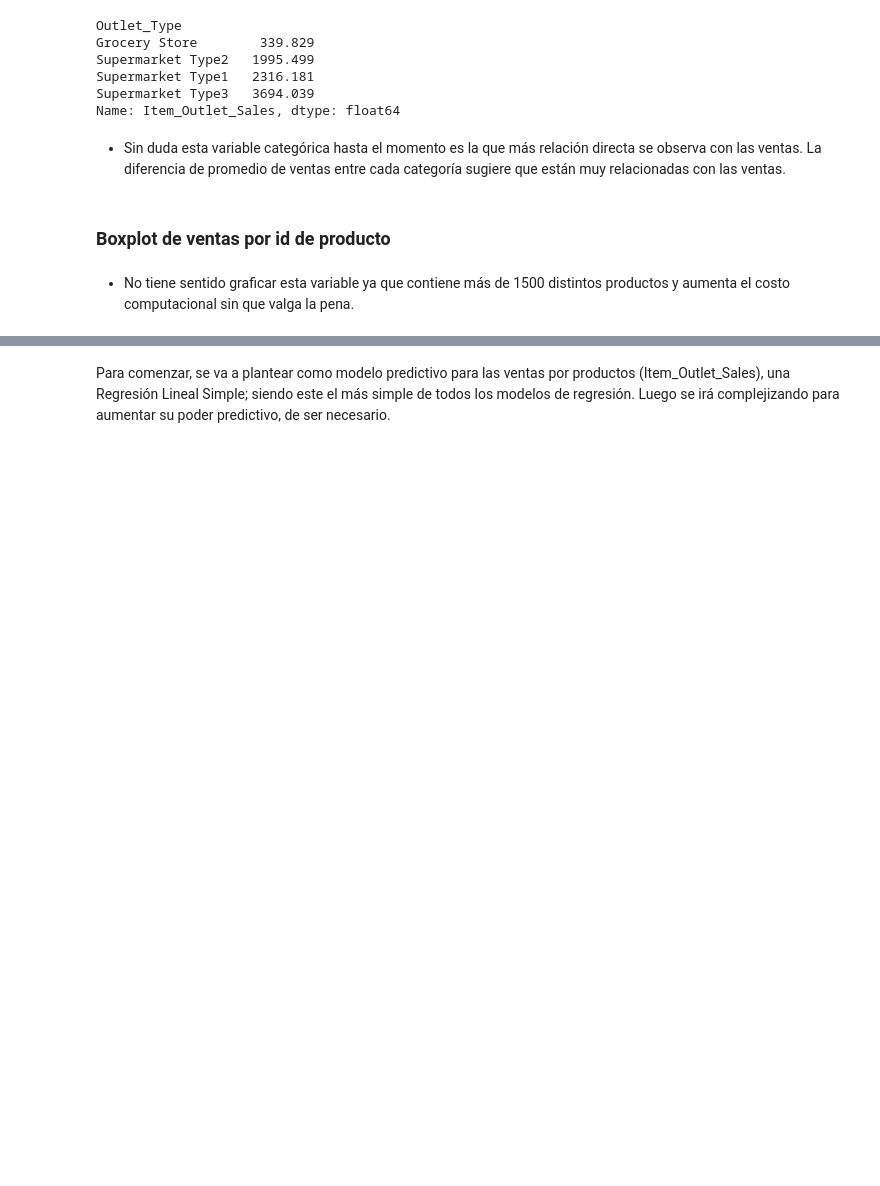
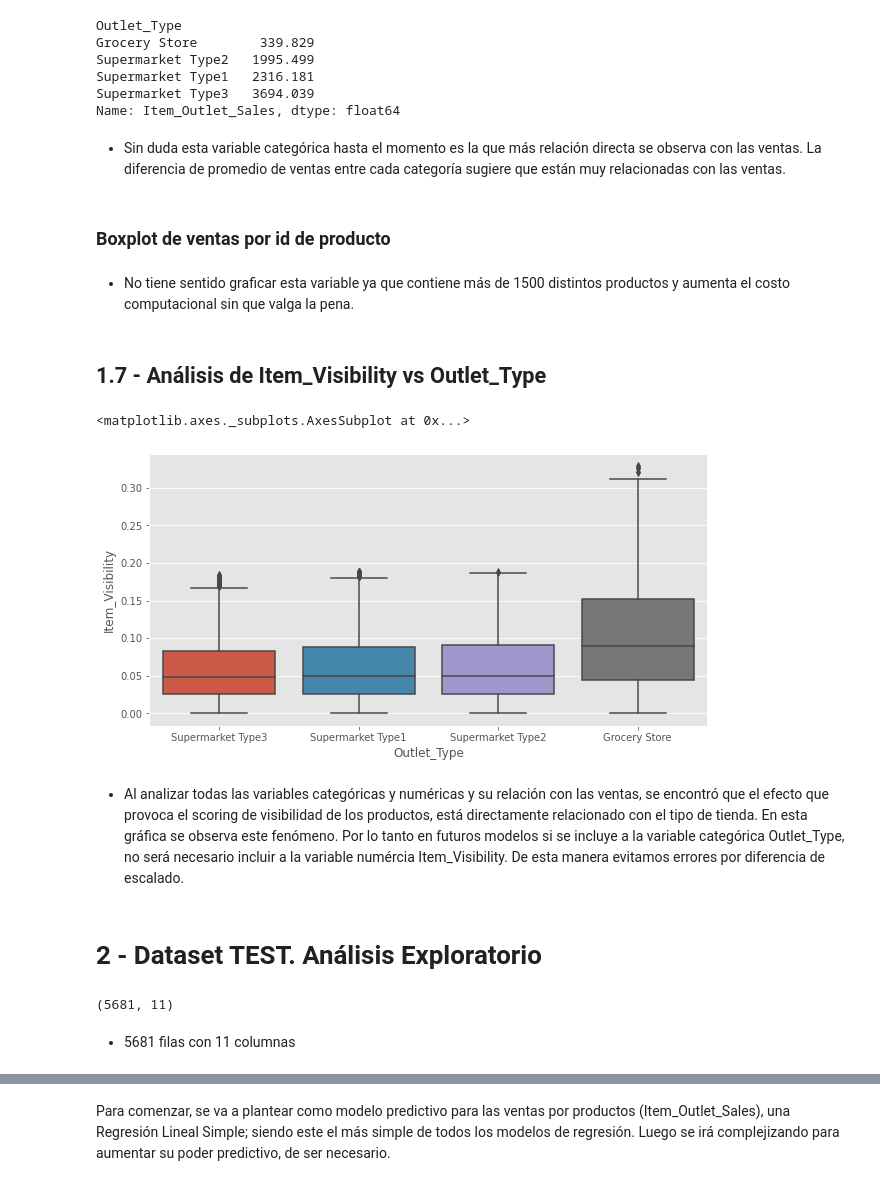
Before and after one commit to Lautar0911/Datasets-Curso-ML, a Jupyter notebook: Challenge_Pi_Consulting_completo.ipynb, the cells around one changed output, grey strips where cells are left out. Drawn from its saved outputs; the diff is of its cells as text; code cells hidden in the pictures; blank space fills up the shorter version.

```diff
--- a/Challenge_Pi_Consulting_completo.ipynb
+++ b/Challenge_Pi_Consulting_completo.ipynb
@@ -690,3 +688,16 @@ Name: Item_Outlet_Sales, dtype: float64
 #sns.boxplot(x='Item_Identifier', y='Item_Outlet_Sales', data=df)
 # %% [markdown]
 - No tiene sentido graficar esta variable ya que contiene más de 1500 distintos productos y aumenta el costo computacional sin que valga la pena.
+# %% [markdown]
+## 1.7 - Análisis de Item_Visibility vs Outlet_Type
+# %%
+items_ordenados = df.groupby('Outlet_Type')['Item_Visibility'].mean().sort_values().index
+plt.rcParams["figure.figsize"] = [10, 5]
+sns.boxplot(x='Outlet_Type', y='Item_Visibility', data=df, order= items_ordenados)
+# %% [output]
+<matplotlib.axes._subplots.AxesSubplot at 0x...>
+[figure, added]
+# %% [markdown]
+- Al analizar todas las variables categóricas y numéricas y su relación con las ventas, se encontró que el efecto que provoca el scoring de visibilidad de los productos, está directamente relacionado con el tipo de tienda. En esta gráfica se observa este fenómeno. Por lo tanto en futuros modelos si se incluye a la variable categórica Outlet_Type, no será necesario incluir a la variable numércia Item_Visibility. De esta manera evitamos errores por diferencia de escalado.
+# %% [markdown]
+# 2 - Dataset TEST. Análisis Exploratorio
@@ -692,0 +706,6 @@ Name: Item_Outlet_Sales, dtype: float64
+# %%
+df_test.shape
+# %% [output]
+(5681, 11)
+# %% [markdown]
+- 5681 filas con 11 columnas
```
Also changed, not shown: parts of 108 cells of this notebook.
